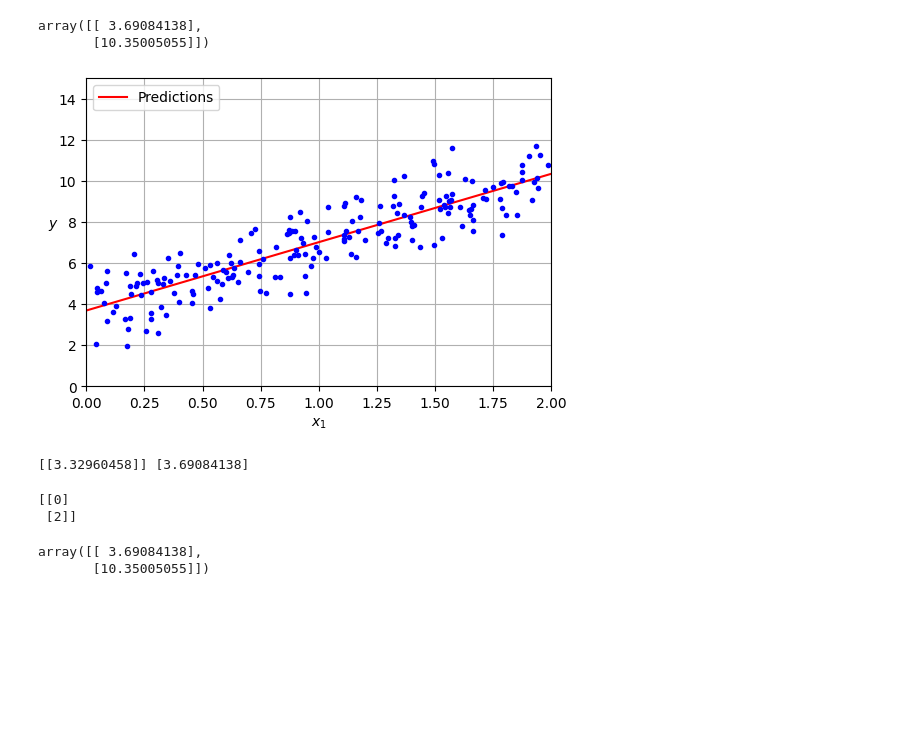
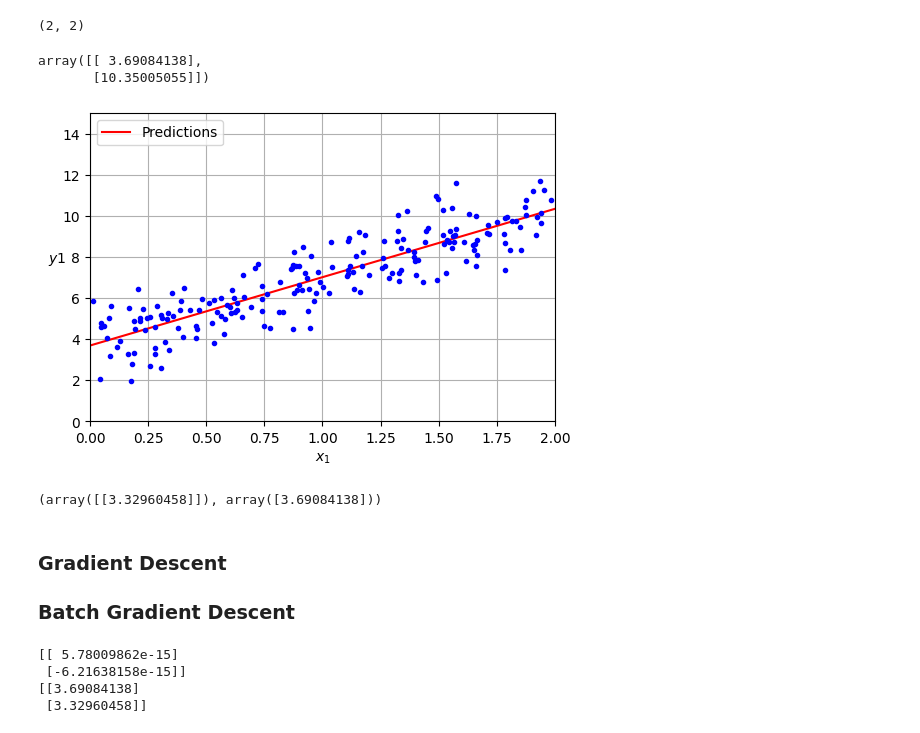
Before and after one commit to jsuryanm/HOML, a Jupyter notebook: 4.0-training_models/training_models.ipynb, the cells around one changed output. Cells and saved outputs as stored; diff of their text form; code cells hidden in the pictures; blank space fills up the shorter version.

```diff
--- a/4.0-training_models/training_models.ipynb
+++ b/4.0-training_models/training_models.ipynb
@@ -42,39 +40,52 @@ X_b.T shape:(2, 200), X shape:(200, 2)
 # %%
 X_new = np.array([[0],[2]])
 X_new_b = add_dummy_feature(X_new)
+print(X_new_b.shape)
 y_predict = X_new_b @ theta_best
 y_predict
 # %% [output]
-array([[ 3.69084138],
-       [10.35005055]])
+(2, 2)
+array([[ 3.69084138],
+       [10.35005055]])
 # %%
 plt.figure(figsize=(6,4))
-plt.plot(X_new,y_predict,'r-',label="Predictions")
-plt.plot(X,y,'b.')
+plt.plot(X_new,y_predict,"r-",label="Predictions")
+plt.plot(X,y,"b.")
 plt.xlabel("$x_1$")
-plt.ylabel("$y$", rotation=0)
-plt.axis([0, 2, 0, 15])
+plt.ylabel("$y1$",rotation=0)
+plt.axis([0,2,0,15])
 plt.grid()
 plt.legend(loc="upper left")
-
 plt.show()
 # %% [output]
-[figure, old version]
+[figure, new version]
 # %%
 from sklearn.linear_model import LinearRegression
 
 lin_reg = LinearRegression()
 lin_reg.fit(X,y)
-print(lin_reg.coef_,lin_reg.intercept_)
+lin_reg.coef_,lin_reg.intercept_
 # %% [output]
-[[3.32960458]] [3.69084138]
+(array([[3.32960458]]), array([3.69084138]))
-# %%
-print(X_new)
-# %% [output]
-[[0]
- [2]]
-# %%
-lin_reg.predict(X_new)
-# %% [output]
-array([[ 3.69084138],
-       [10.35005055]])
+# %% [markdown]
+### Gradient Descent
+### Batch Gradient Descent
+# %%
+eta = 0.1
+n_epochs = 1000
+m = len(X_b)
+
+rng = np.random.default_rng(seed=42)
+theta = rng.standard_normal((2,1)) # random initialization
+
+for epoch in range(n_epochs):
+    gradients = (2/m) * X_b.T @ (X_b @ theta - y)
+    theta -= eta*gradients
+
+print(gradients)
+print(theta)
+# %% [output]
+[[ 5.78009862e-15]
+ [-6.21638158e-15]]
+[[3.69084138]
+ [3.32960458]]
```
Also changed, not shown: parts of 7 cells of this notebook, 1 other file.
